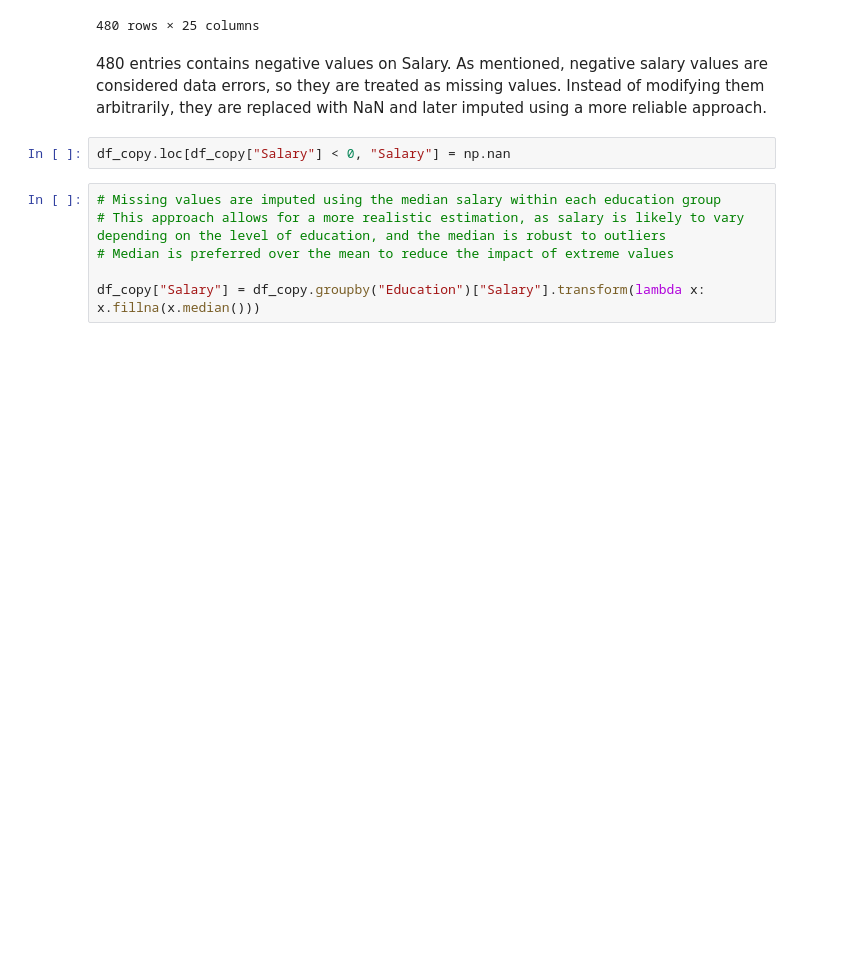
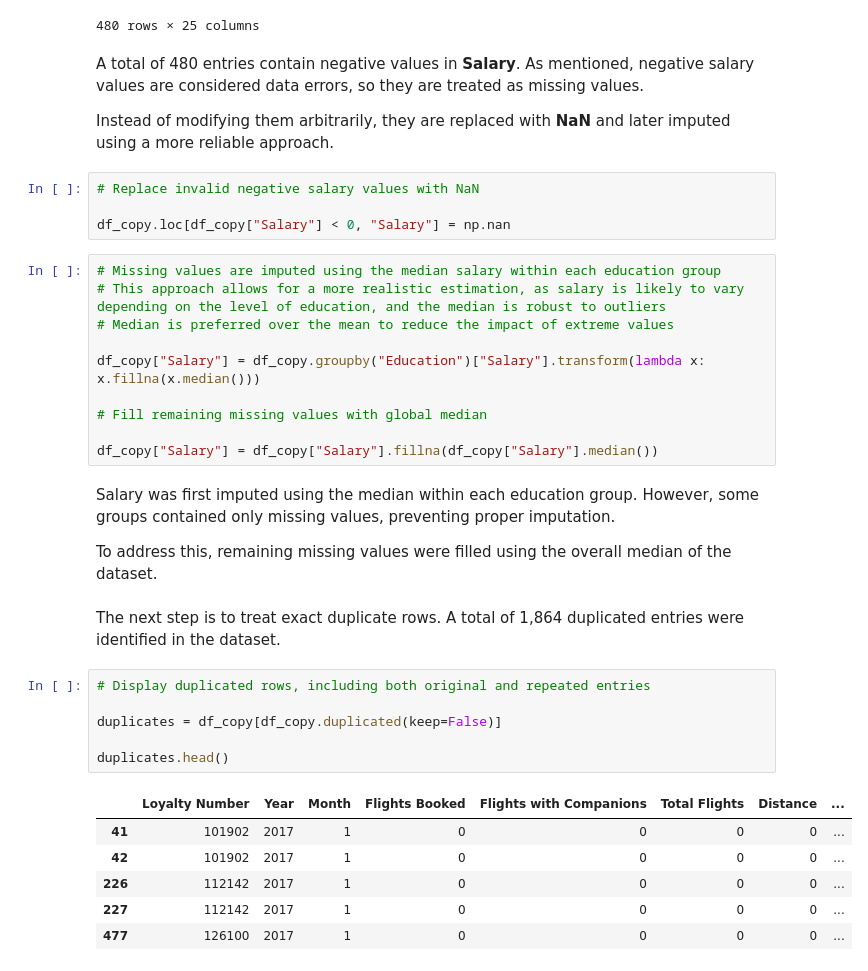
Before and after one commit to Adalab/bda-modulo-3-evaluacion-final-iramana8, a Jupyter notebook: notebooks/01_eda_and_transformation.ipynb, the cells around one changed output. Cells and saved outputs as stored; diff of their text form; blank space fills up the shorter version.

```diff
--- a/notebooks/01_eda_and_transformation.ipynb
+++ b/notebooks/01_eda_and_transformation.ipynb
@@ -376,8 +429,12 @@ df_copy[df_copy["Salary"] < 0]
 | 404881 | 959977 | 2018 | 12 | 14 | 6 | 20 | 4280 | ... |
 480 rows × 25 columns
 # %% [markdown]
-480 entries contains negative values on Salary. As mentioned, negative salary values are considered data errors, so they are treated as missing values. Instead of modifying them arbitrarily, they are replaced with NaN and later imputed using a more reliable approach.
+A total of 480 entries contain negative values in **Salary**. As mentioned, negative salary values are considered data errors, so they are treated as missing values.
+
+Instead of modifying them arbitrarily, they are replaced with **NaN** and later imputed using a more reliable approach.
 # %%
+# Replace invalid negative salary values with NaN
+
 df_copy.loc[df_copy["Salary"] < 0, "Salary"] = np.nan
 # %%
 # Missing values are imputed using the median salary within each education group
@@ -385,3 +442,26 @@ df_copy.loc[df_copy["Salary"] < 0, "Salary"] = np.nan
 # Median is preferred over the mean to reduce the impact of extreme values
 
 df_copy["Salary"] = df_copy.groupby("Education")["Salary"].transform(lambda x: x.fillna(x.median()))
+
+# Fill remaining missing values with global median
+
+df_copy["Salary"] = df_copy["Salary"].fillna(df_copy["Salary"].median())
+# %% [markdown]
+Salary was first imputed using the median within each education group. However, some groups contained only missing values, preventing proper imputation.
+
+To address this, remaining missing values were filled using the overall median of the dataset.
+# %% [markdown]
+The next step is to treat exact duplicate rows. A total of 1,864 duplicated entries were identified in the dataset.
+# %%
+# Display duplicated rows, including both original and repeated entries
+
+duplicates = df_copy[df_copy.duplicated(keep=False)]
+
+duplicates.head()
+# %% [output]
+|  | Loyalty Number | Year | Month | Flights Booked | Flights with Companions | Total Flights | Distance | ... |
+| 41 | 101902 | 2017 | 1 | 0 | 0 | 0 | 0 | ... |
+| 42 | 101902 | 2017 | 1 | 0 | 0 | 0 | 0 | ... |
+| 226 | 112142 | 2017 | 1 | 0 | 0 | 0 | 0 | ... |
+| 227 | 112142 | 2017 | 1 | 0 | 0 | 0 | 0 | ... |
+| 477 | 126100 | 2017 | 1 | 0 | 0 | 0 | 0 | ... |
```
Also changed, not shown: parts of 27 cells of this notebook, 2 other files.
